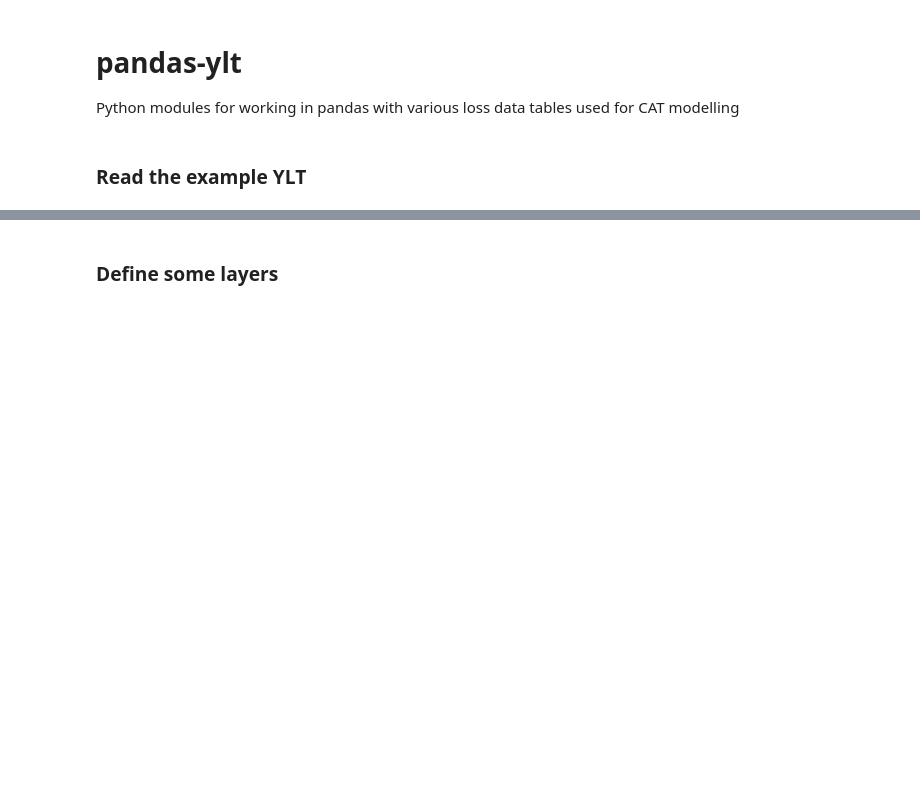
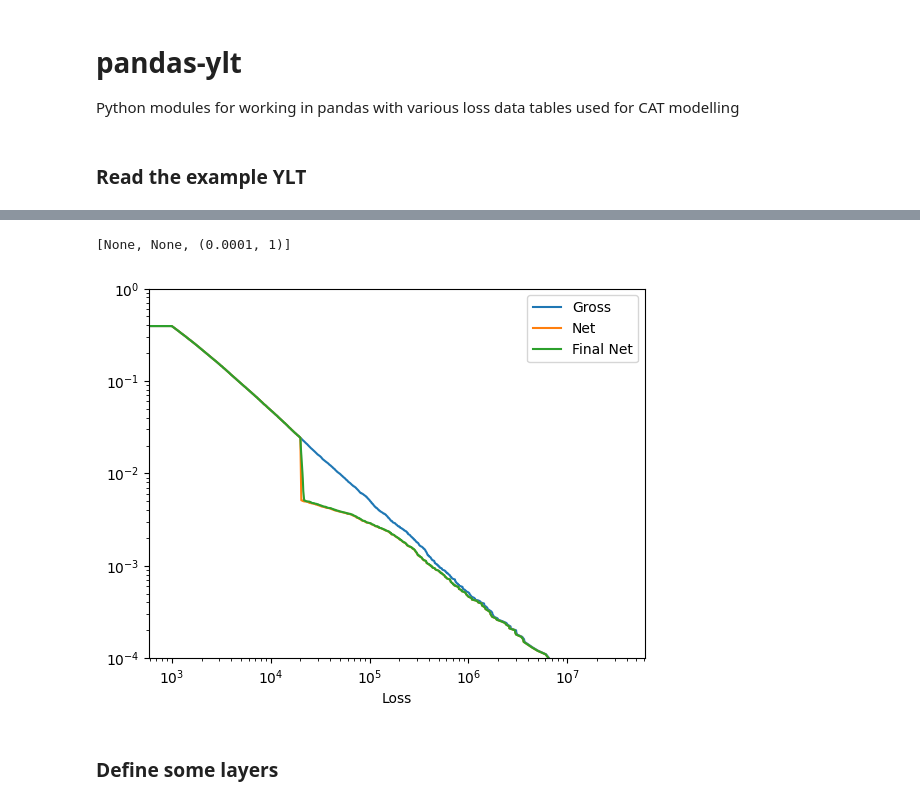
Before and after one commit to iwbailey/pandas-ylt, a Jupyter notebook: yelt_examples_layer_losses.ipynb, the cells around one changed output, grey strips where cells are left out. Cells and saved outputs as stored; diff of their text form; code cells hidden in the pictures; blank space fills up the shorter version.

```diff
--- a/yelt_examples_layer_losses.ipynb
+++ b/yelt_examples_layer_losses.ipynb
@@ -35,0 +88,10 @@ display(yelt.yel.to_summary_stats_series().to_frame().style.format("{:,.0f}"))
+# %%
+lyr_yelts_net_rip = {lyr: layers[lyr].yelt_loss(yelt, net_reinst=True) for lyr in layers}
+summary_stats = {k:
+ {'AAL': yelt.yel.aal,
+  'STD': yelt.yel.to_ylt().yl.std(),
+ }
+  for k, yelt in lyr_yelts_net_rip.items()}
+
+# Display the results
+pd.DataFrame(summary_stats).T.style.format({"AAL": "{:,.0f}", 'STD': '{:,.0f}',})
@@ -35,0 +106,12 @@ display(yelt.yel.to_summary_stats_series().to_frame().style.format("{:,.0f}"))
+# %%
+retained_yelt = yelt.subtract(pd.concat(lyr_yelts.values()).groupby(yelt.index.names).sum(), fill_value=0.0)
+net_rip_yelt = yelt.subtract(pd.concat(lyr_yelts_net_rip.values()).groupby(yelt.index.names).sum(), fill_value=0.0)
+
+combined_rp_curves = pd.concat([
+    df.yel.to_rp_summary([250, 200, 150, 100, 75, 50, 25, 10], is_ep=True, is_occurrence=True).rename(name)
+    for name, df in [('Gross', yelt), ('Net', retained_yelt), ('Final Net', net_rip_yelt)]
+], axis=1)
+
+
+display(combined_rp_curves.style.format("{:,.0f}"))
+# display(retained_yelt.yel.to_summary_stats_series().to_frame().style.format("{:,.0f}"))
@@ -36,3 +129,15 @@ display(yelt.yel.to_summary_stats_series().to_frame().style.format("{:,.0f}"))
+# %%
+# Make a plot
+fig, ax = plt.subplots(1)
+
+for name, df in [('Gross', yelt), ('Net', retained_yelt), ('Final Net', net_rip_yelt)]:
+    df.yel.to_ylt(is_occurrence=True).yl.to_ep_curve().plot('Loss', 'ExProb', ax=ax, label=name)
+
+ax.set(xscale='log', yscale='log', ylim=[1e-4, 1], ylabel='Exceedance Probability')
+# ax.plot(yelt)
+# %% [output]
+[None, None, (0.0001, 1)]
+[figure, added]
 # %% [markdown]
 ### Define some layers
 # %%
```
Also changed, not shown: parts of 13 cells of this notebook.
